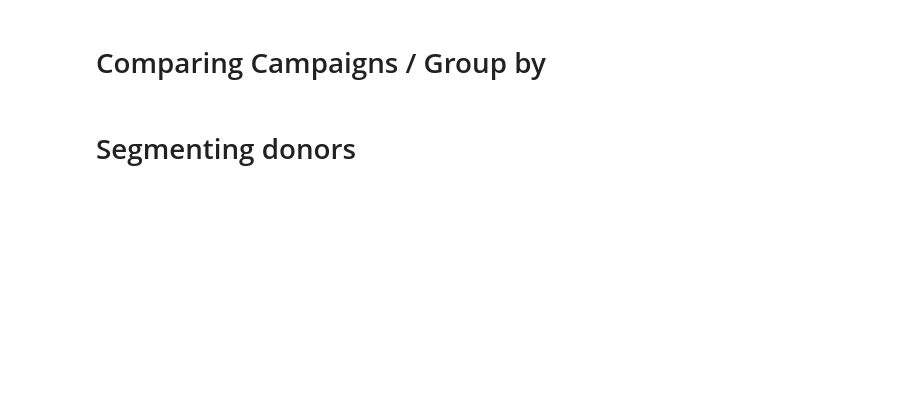
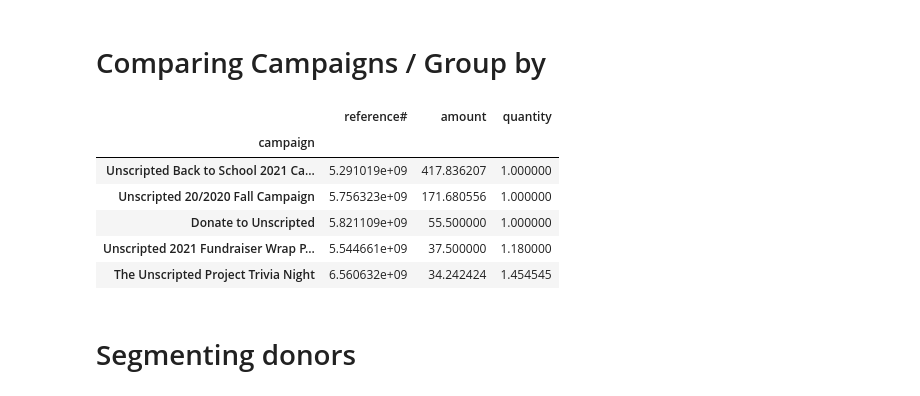
Before and after one commit to wcrowley342/Donordata, a Jupyter notebook: Donation_Data_Analysis.ipynb, the cells around one changed output. Drawn from its saved outputs; the diff is of its cells as text; code cells hidden in the pictures; blank space fills up the shorter version.

```diff
--- a/Donation_Data_Analysis.ipynb
+++ b/Donation_Data_Analysis.ipynb
@@ -83,7 +155,15 @@ donations.mean()
 # %%
 #group by type, sort by best attack
 
-df.groupby(['Type 1']).mean().sort_values('Attack',ascending=False)
+donations.groupby(['campaign']).mean().sort_values('amount',ascending=False)
+# %% [output]
+|  | reference# | amount | quantity |
+| campaign |  |  |  |
+| Unscripted Back to School 2021 Ca... | 5.291019e+09 | 417.836207 | 1.000000 |
+| Unscripted 20/2020 Fall Campaign | 5.756323e+09 | 171.680556 | 1.000000 |
+| Donate to Unscripted | 5.821109e+09 | 55.500000 | 1.000000 |
+| Unscripted 2021 Fundraiser Wrap P... | 5.544661e+09 | 37.500000 | 1.180000 |
+| The Unscripted Project Trivia Night | 6.560632e+09 | 34.242424 | 1.454545 |
 # %% [markdown]
 # Segmenting donors
 # %%
```
Also changed, not shown: parts of 16 cells of this notebook.
